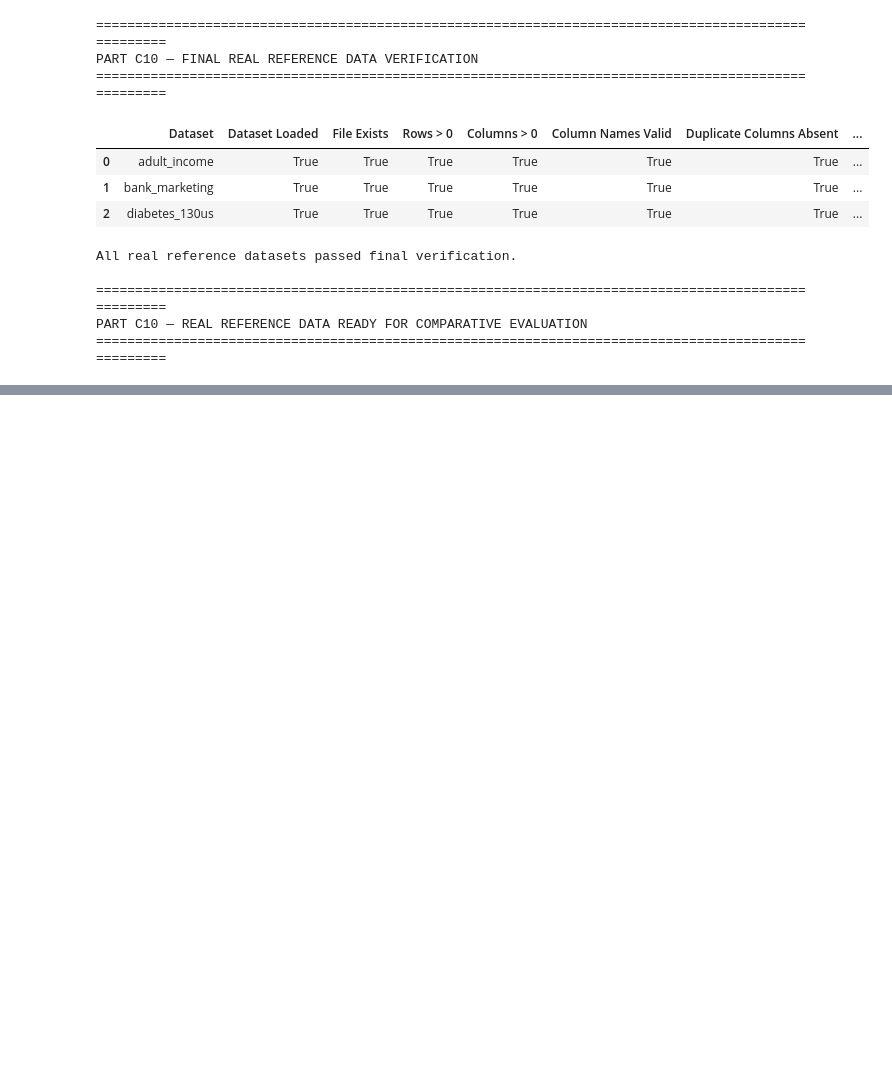
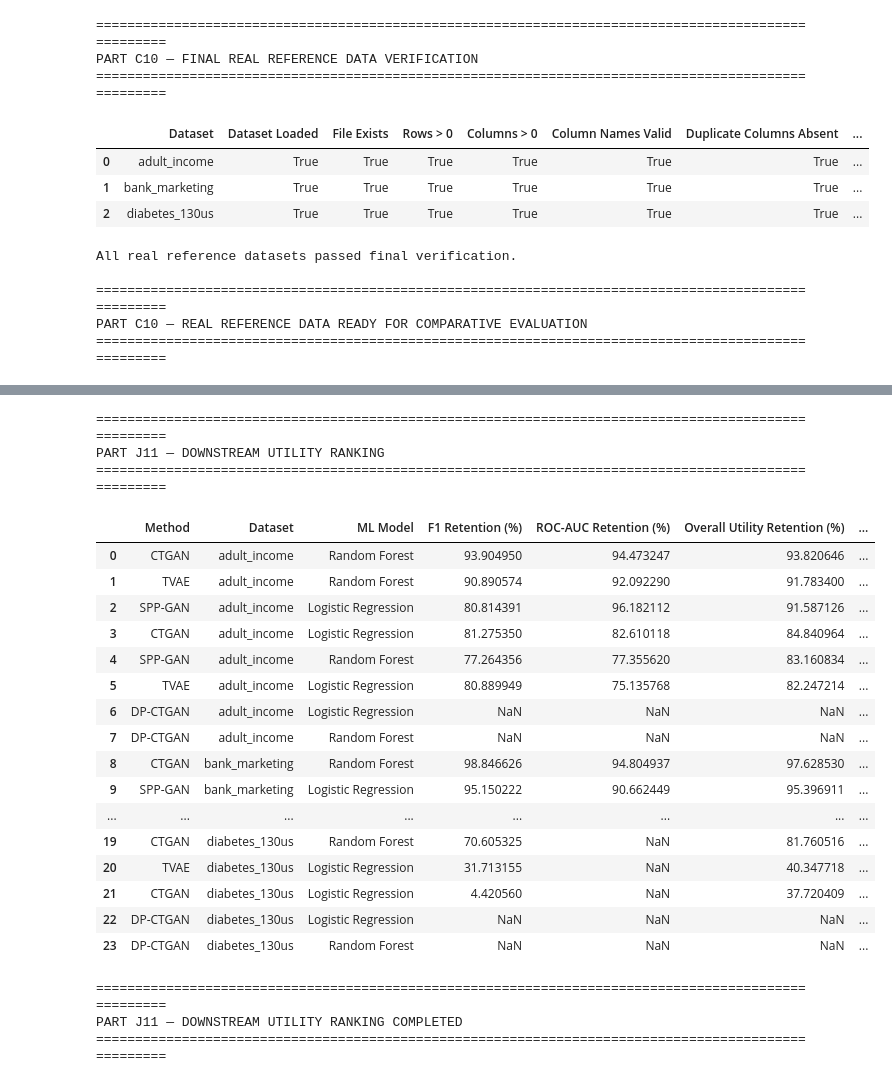
Before and after one commit to amzad-786githumb/Privacy-Preserving-Synthetic-Tabular-Data-Generation-Using-Generative-Adversarial-Networks, a Jupyter notebook: 08_Comparative_evaluation.ipynb, the cells around one changed output, grey strips where cells are left out. Saved outputs shown, nothing was run; the diff lists cells and outputs as text; code cells hidden in the pictures; blank space fills up the shorter version.

```diff
--- a/08_Comparative_evaluation.ipynb
+++ b/08_Comparative_evaluation.ipynb
@@ -18772,0 +12394,78 @@ print("\n✓ Membership Inference Attack Evaluation Completed")
+# %%
+# ==============================================================================
+# PART J11 — DOWNSTREAM UTILITY RANKING
+# ==============================================================================
+
+print("=" * 100)
+print("PART J11 — DOWNSTREAM UTILITY RANKING")
+print("=" * 100)
+
+J_RANKING = (
+    J_UTILITY_METRICS_DF[
+        [
+            "Method",
+            "Dataset",
+            "ML Model",
+            "F1 Retention (%)",
+            "ROC-AUC Retention (%)",
+            "Overall Utility Retention (%)"
+        ]
+    ]
+    .copy()
+)
+
+J_RANKING[
+    "Utility Rank"
+] = (
+    J_RANKING[
+        "Overall Utility Retention (%)"
+    ]
+    .rank(
+        ascending=False,
+        method="min"
+    )
+)
+
+J_RANKING = (
+    J_RANKING
+    .sort_values(
+        [
+            "Dataset",
+            "Utility Rank"
+        ]
+    )
+    .reset_index(drop=True)
+)
+
+display(
+    J_RANKING
+)
+
+print()
+print("=" * 100)
+print("PART J11 — DOWNSTREAM UTILITY RANKING COMPLETED")
+print("=" * 100)
+# %% [output]
+====================================================================================================
+PART J11 — DOWNSTREAM UTILITY RANKING
+====================================================================================================
+|  | Method | Dataset | ML Model | F1 Retention (%) | ROC-AUC Retention (%) | Overall Utility Retention (%) | ... |
+| 0 | CTGAN | adult_income | Random Forest | 93.904950 | 94.473247 | 93.820646 | ... |
+| 1 | TVAE | adult_income | Random Forest | 90.890574 | 92.092290 | 91.783400 | ... |
+| 2 | SPP-GAN | adult_income | Logistic Regression | 80.814391 | 96.182112 | 91.587126 | ... |
+| 3 | CTGAN | adult_income | Logistic Regression | 81.275350 | 82.610118 | 84.840964 | ... |
+| 4 | SPP-GAN | adult_income | Random Forest | 77.264356 | 77.355620 | 83.160834 | ... |
+| 5 | TVAE | adult_income | Logistic Regression | 80.889949 | 75.135768 | 82.247214 | ... |
+| 6 | DP-CTGAN | adult_income | Logistic Regression | NaN | NaN | NaN | ... |
+| 7 | DP-CTGAN | adult_income | Random Forest | NaN | NaN | NaN | ... |
+| 8 | CTGAN | bank_marketing | Random Forest | 98.846626 | 94.804937 | 97.628530 | ... |
+| 9 | SPP-GAN | bank_marketing | Logistic Regression | 95.150222 | 90.662449 | 95.396911 | ... |
+| ... | ... | ... | ... | ... | ... | ... | ... |
+| 19 | CTGAN | diabetes_130us | Random Forest | 70.605325 | NaN | 81.760516 | ... |
+| 20 | TVAE | diabetes_130us | Logistic Regression | 31.713155 | NaN | 40.347718 | ... |
+| 21 | CTGAN | diabetes_130us | Logistic Regression | 4.420560 | NaN | 37.720409 | ... |
+| 22 | DP-CTGAN | diabetes_130us | Logistic Regression | NaN | NaN | NaN | ... |
+| 23 | DP-CTGAN | diabetes_130us | Random Forest | NaN | NaN | NaN | ... |
+====================================================================================================
+PART J11 — DOWNSTREAM UTILITY RANKING COMPLETED
+====================================================================================================
```
Also changed, not shown: parts of 161 cells of this notebook.
